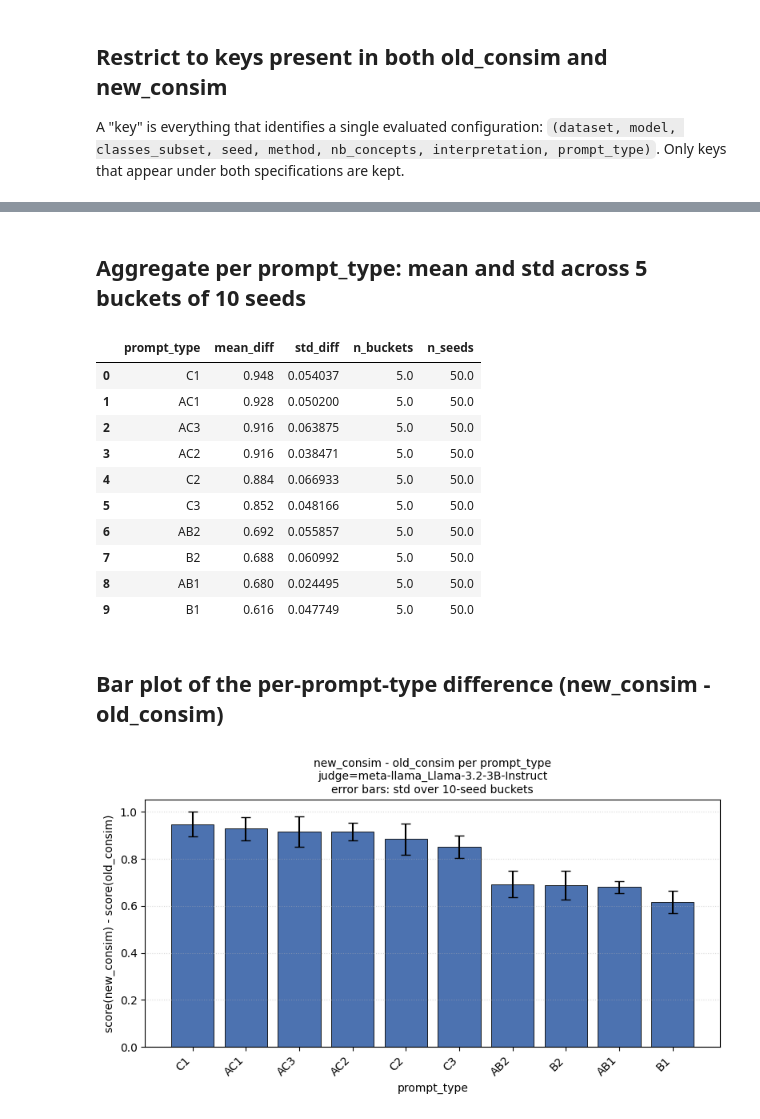
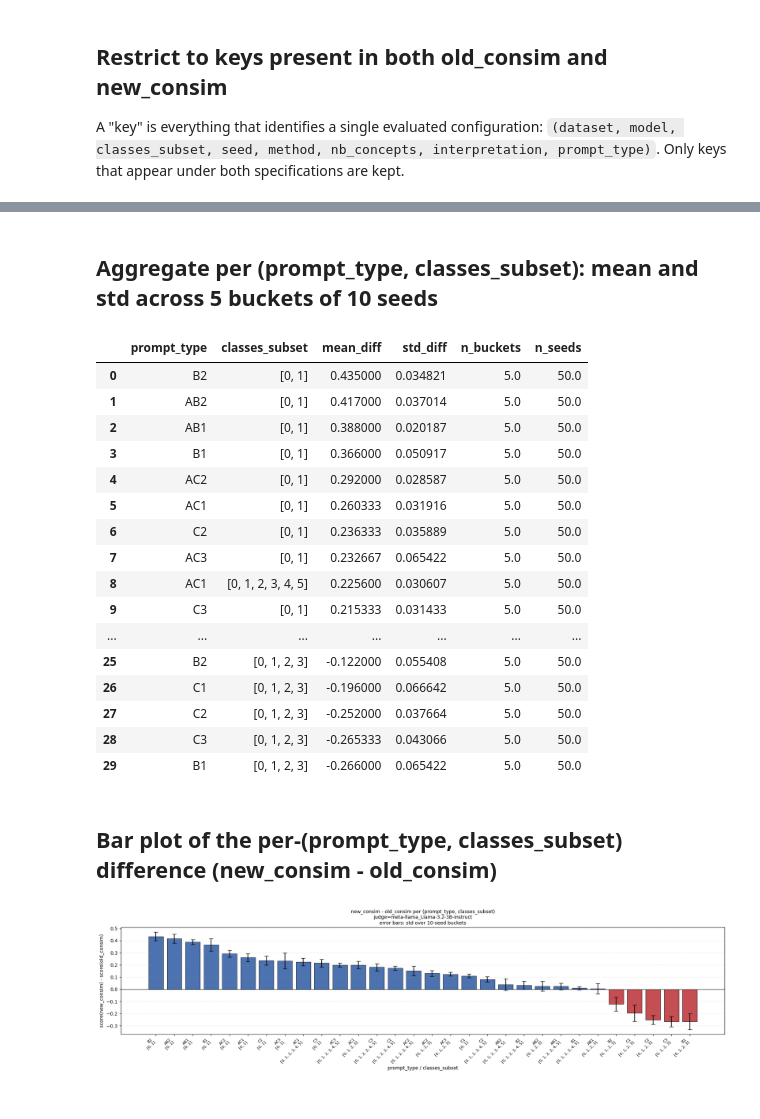
Before and after one commit to AntoninPoche/simulatability_shortcut, a Jupyter notebook: notebooks/4_compare_consim.ipynb, the cells around one changed output, grey strips where cells are left out. Drawn from its saved outputs; the diff is of its cells as text; code cells hidden in the pictures.

Commit message:
new viz and plot utils

```diff
--- a/notebooks/4_compare_consim.ipynb
+++ b/notebooks/4_compare_consim.ipynb
@@ -144,5 +164,5 @@ Common keys (rows with both specs): 500
 # %% [markdown]
-## Aggregate per prompt_type: mean and std across 5 buckets of 10 seeds
+## Aggregate per (prompt_type, classes_subset): mean and std across 5 buckets of 10 seeds
 # %%
 def _bucket_stats(group: pd.DataFrame) -> pd.Series:
     """Return mean and std of the per-bucket new-old difference.
@@ -153,14 +173,23 @@ def _bucket_stats(group: pd.DataFrame) -> pd.Series:
     and std of those bucket-differences. A bucket that ends up partial (fewer
     than `SEEDS_PER_BUCKET` seeds available) is dropped so the std is only
     computed across full buckets.
+
+    The group may contain multiple rows per seed (one row per method /
+    nb_concepts / etc. combination still present after filtering). We first
+    average those duplicates within each seed so that the per-bucket mean is
+    not biased toward seeds with more configurations.
     """
-    g = group.sort_values("seed")
-    seeds = g["seed"].to_numpy()
-    n_seeds = len(seeds)
+    # Average rows that share the same seed inside this group.
+    g = (
+        group.groupby("seed", as_index=False)[["new_consim", "old_consim"]]
+        .mean()
+        .sort_values("seed")
+    )
+    n_seeds = len(g)
     if n_seeds != EXPECTED_SEEDS:
         # Warn but still compute over whatever full buckets are available.
         print(
-            f"  warning: prompt_type={group.name!r} has {n_seeds} seeds "
+            f"  warning: group={group.name!r} has {n_seeds} distinct seeds "
             f"(expected {EXPECTED_SEEDS})"
         )
     n_buckets = n_seeds // SEEDS_PER_BUCKET
@@ -182,10 +211,11 @@ def _bucket_stats(group: pd.DataFrame) -> pd.Series:
     )
 
 
-# Group by prompt_type only; everything else (dataset, classes_subset, method, ...)
-# is pooled across whatever is left after filtering.
+# Group by (prompt_type, classes_subset). Different classes_subsets have
+# different numbers of classes and their scores are not directly comparable,
+# so we keep them as separate bars instead of pooling.
 stats = (
-    df_wide.groupby("prompt_type", dropna=False)
+    df_wide.groupby(["prompt_type", "classes_subset"], dropna=False)
     .apply(_bucket_stats, include_groups=False)
     .reset_index()
     .sort_values("mean_diff", ascending=False)
@@ -193,55 +223,64 @@ stats = (
 )
 stats
 # %% [output]
-|  | prompt_type | mean_diff | std_diff | n_buckets | n_seeds |
-| 0 | C1 | 0.948 | 0.054037 | 5.0 | 50.0 |
-| 1 | AC1 | 0.928 | 0.050200 | 5.0 | 50.0 |
-| 2 | AC3 | 0.916 | 0.063875 | 5.0 | 50.0 |
-| 3 | AC2 | 0.916 | 0.038471 | 5.0 | 50.0 |
-| 4 | C2 | 0.884 | 0.066933 | 5.0 | 50.0 |
-| 5 | C3 | 0.852 | 0.048166 | 5.0 | 50.0 |
-| 6 | AB2 | 0.692 | 0.055857 | 5.0 | 50.0 |
-| 7 | B2 | 0.688 | 0.060992 | 5.0 | 50.0 |
-| 8 | AB1 | 0.680 | 0.024495 | 5.0 | 50.0 |
-| 9 | B1 | 0.616 | 0.047749 | 5.0 | 50.0 |
+|  | prompt_type | classes_subset | mean_diff | std_diff | n_buckets | n_seeds |
+| 0 | B2 | [0, 1] | 0.435000 | 0.034821 | 5.0 | 50.0 |
+| 1 | AB2 | [0, 1] | 0.417000 | 0.037014 | 5.0 | 50.0 |
+| 2 | AB1 | [0, 1] | 0.388000 | 0.020187 | 5.0 | 50.0 |
+| 3 | B1 | [0, 1] | 0.366000 | 0.050917 | 5.0 | 50.0 |
+| 4 | AC2 | [0, 1] | 0.292000 | 0.028587 | 5.0 | 50.0 |
+| 5 | AC1 | [0, 1] | 0.260333 | 0.031916 | 5.0 | 50.0 |
+| 6 | C2 | [0, 1] | 0.236333 | 0.035889 | 5.0 | 50.0 |
+| 7 | AC3 | [0, 1] | 0.232667 | 0.065422 | 5.0 | 50.0 |
+| 8 | AC1 | [0, 1, 2, 3, 4, 5] | 0.225600 | 0.030607 | 5.0 | 50.0 |
+| 9 | C3 | [0, 1] | 0.215333 | 0.031433 | 5.0 | 50.0 |
+| ... | ... | ... | ... | ... | ... | ... |
+| 25 | B2 | [0, 1, 2, 3] | -0.122000 | 0.055408 | 5.0 | 50.0 |
+| 26 | C1 | [0, 1, 2, 3] | -0.196000 | 0.066642 | 5.0 | 50.0 |
+| 27 | C2 | [0, 1, 2, 3] | -0.252000 | 0.037664 | 5.0 | 50.0 |
+| 28 | C3 | [0, 1, 2, 3] | -0.265333 | 0.043066 | 5.0 | 50.0 |
+| 29 | B1 | [0, 1, 2, 3] | -0.266000 | 0.065422 | 5.0 | 50.0 |
 # %% [markdown]
-## Bar plot of the per-prompt-type difference (new_consim - old_consim)
+## Bar plot of the per-(prompt_type, classes_subset) difference (new_consim - old_consim)
 # %%
-fig, ax = plt.subplots(figsize=(max(6, 0.6 * len(stats) + 2), 4.5))
+fig, ax = plt.subplots(figsize=(max(6, 0.55 * len(stats) + 2), 5))
 
 x = np.arange(len(stats))
 colors = ["#4c72b0" if v >= 0 else "#c44e52" for v in stats["mean_diff"]]
 
 ax.bar(
     x,
     stats["mean_diff"],
     yerr=stats["std_diff"],
     capsize=4,
     color=colors,
     edgecolor="black",
     linewidth=0.6,
 )
 ax.axhline(0, color="black", linewidth=0.8)
+
+# Two-line labels: prompt_type on top, classes_subset on bottom.
+labels = [f"{pt}\n{cs}" for pt, cs in zip(stats["prompt_type"], stats["classes_subset"])]
 ax.set_xticks(x)
-ax.set_xticklabels(stats["prompt_type"], rotation=45, ha="right")
+ax.set_xticklabels(labels, rotation=45, ha="right", fontsize=8)
 ax.set_ylabel("score(new_consim) - score(old_consim)")
-ax.set_xlabel("prompt_type")
+ax.set_xlabel("prompt_type / classes_subset")
 
 title_bits = [f"judge={MODEL_FILE}"]
 if DATASETS is not None:
     title_bits.append(f"datasets={DATASETS}")
 if CLASSES_SUBSETS is not None:
     title_bits.append(f"classes_subsets={CLASSES_SUBSETS}")
 if PROMPT_TYPES is not None:
     title_bits.append(f"prompt_types={PROMPT_TYPES}")
 ax.set_title(
-    "new_consim - old_consim per prompt_type\n"
+    "new_consim - old_consim per (prompt_type, classes_subset)\n"
     + " | ".join(title_bits)
     + f"\nerror bars: std over {SEEDS_PER_BUCKET}-seed buckets",
     fontsize=10,
 )
 ax.grid(axis="y", linestyle=":", alpha=0.5)
 fig.tight_layout()
 plt.show()
 # %% [output]
-[figure, old version]
+[figure, new version]
```
Also changed, not shown: parts of 8 cells of this notebook, 2 other files.
